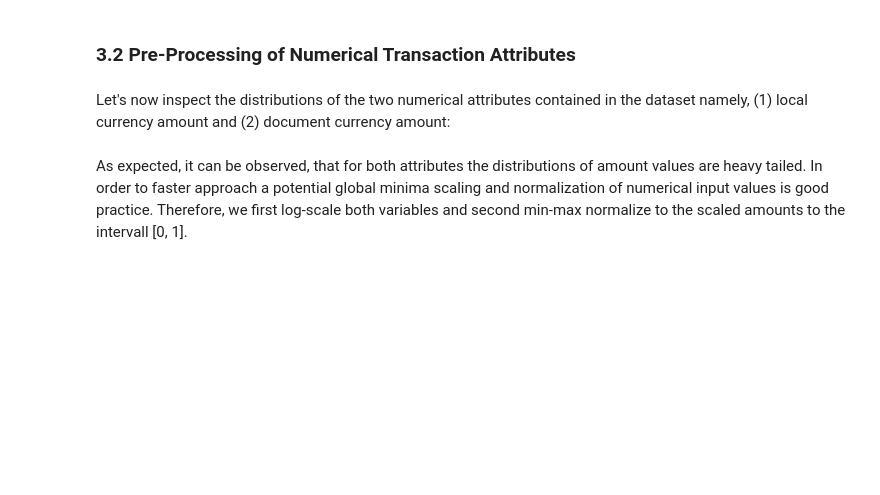
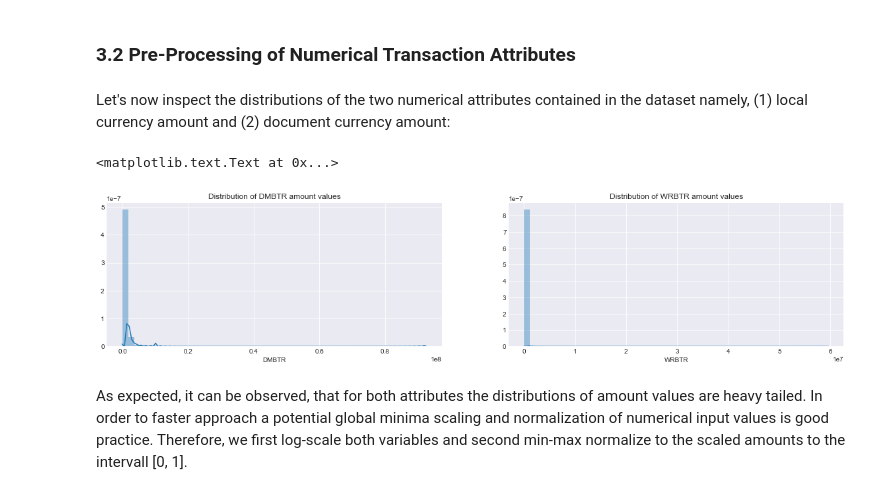
Before and after one commit to GitiHubi/deepAI, a Jupyter notebook: GTC_2018_Lab.ipynb, the cells around one changed output. Cells and saved outputs as stored; diff of their text form; code cells hidden in the pictures; blank space fills up the shorter version.

```diff
--- a/GTC_2018_Lab.ipynb
+++ b/GTC_2018_Lab.ipynb
@@ -264,10 +281,19 @@ ori_dataset_categ_transformed.head(10)
 Let's now inspect the distributions of the two numerical attributes contained in the dataset namely, (1) local currency amount and (2) document currency amount:
 # %%
 # plot "DMBTR" attribute and its log scale
-fig, ax =plt.subplots(1,2)
-fig.set_figwidth(15)
-sns.distplot(ori_dataset['DMBTR'], ax=ax[0])
-sns.distplot(ori_dataset['WRBTR'], ax=ax[1])
+fig, ax = plt.subplots(1,2)
+fig.set_figwidth(20)
+
+# plot distribution of the local amount attribute
+g = sns.distplot(ori_dataset['DMBTR'], ax=ax[0])
+g.set_title("Distribution of DMBTR amount values")
+
+# plot distribution of the document amount attribute
+g = sns.distplot(ori_dataset['WRBTR'], ax=ax[1])
+g.set_title("Distribution of WRBTR amount values")
+# %% [output]
+<matplotlib.text.Text at 0x...>
+[figure, added]
 # %% [markdown]
 As expected, it can be observed, that for both attributes the distributions of amount values are heavy tailed. In order to faster approach a potential global minima scaling and normalization of numerical input values is good practice. Therefore, we first log-scale both variables and second min-max normalize to the scaled amounts to the intervall [0, 1].
 # %%
```
Also changed, not shown: parts of 20 cells of this notebook.
